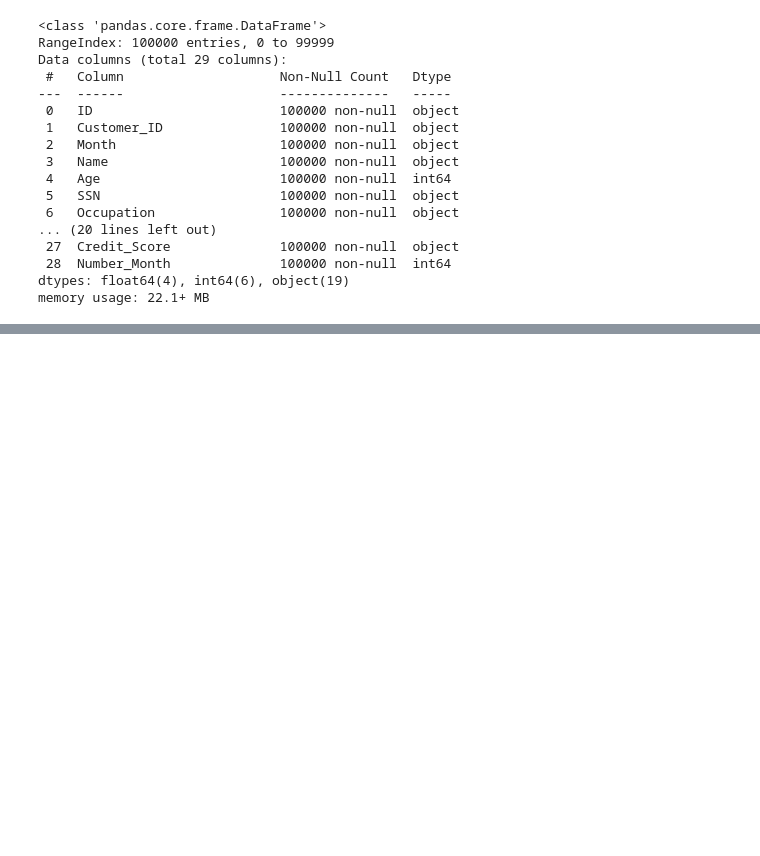
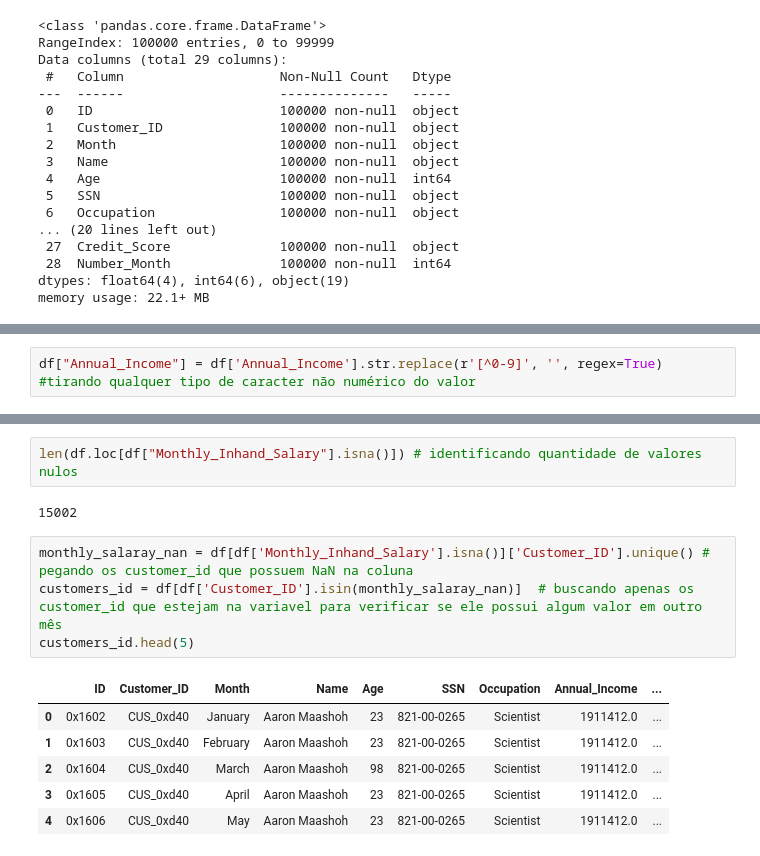
Before and after one commit to ViniciusOtoni/CreditScoreDataset, a Jupyter notebook: notebooks/n01_data_cleaning.ipynb, the cells around one changed output, grey strips where cells are left out. Cells and saved outputs as stored; diff of their text form; blank space fills up the shorter version.

```diff
--- a/notebooks/n01_data_cleaning.ipynb
+++ b/notebooks/n01_data_cleaning.ipynb
@@ -405,0 +433,2 @@ memory usage: 22.1+ MB
+# %%
+df["Annual_Income"] = df['Annual_Income'].str.replace(r'[^0-9]', '', regex=True) #tirando qualquer tipo de caracter não numérico do valor
@@ -405,0 +457,15 @@ memory usage: 22.1+ MB
+# %%
+len(df.loc[df["Monthly_Inhand_Salary"].isna()]) # identificando quantidade de valores nulos
+# %% [output]
+15002
+# %%
+monthly_salaray_nan = df[df['Monthly_Inhand_Salary'].isna()]['Customer_ID'].unique() # pegando os customer_id que possuem NaN na coluna
+customers_id = df[df['Customer_ID'].isin(monthly_salaray_nan)]  # buscando apenas os customer_id que estejam na variavel para verificar se ele possui algum valor em outro mês
+customers_id.head(5)
+# %% [output]
+|  | ID | Customer_ID | Month | Name | Age | SSN | Occupation | Annual_Income | ... |
+| 0 | 0x1602 | CUS_0xd40 | January | Aaron Maashoh | 23 | 821-00-0265 | Scientist | 1911412.0 | ... |
+| 1 | 0x1603 | CUS_0xd40 | February | Aaron Maashoh | 23 | 821-00-0265 | Scientist | 1911412.0 | ... |
+| 2 | 0x1604 | CUS_0xd40 | March | Aaron Maashoh | 98 | 821-00-0265 | Scientist | 1911412.0 | ... |
+| 3 | 0x1605 | CUS_0xd40 | April | Aaron Maashoh | 23 | 821-00-0265 | Scientist | 1911412.0 | ... |
+| 4 | 0x1606 | CUS_0xd40 | May | Aaron Maashoh | 23 | 821-00-0265 | Scientist | 1911412.0 | ... |
```
Also changed, not shown: parts of 15 cells of this notebook.
